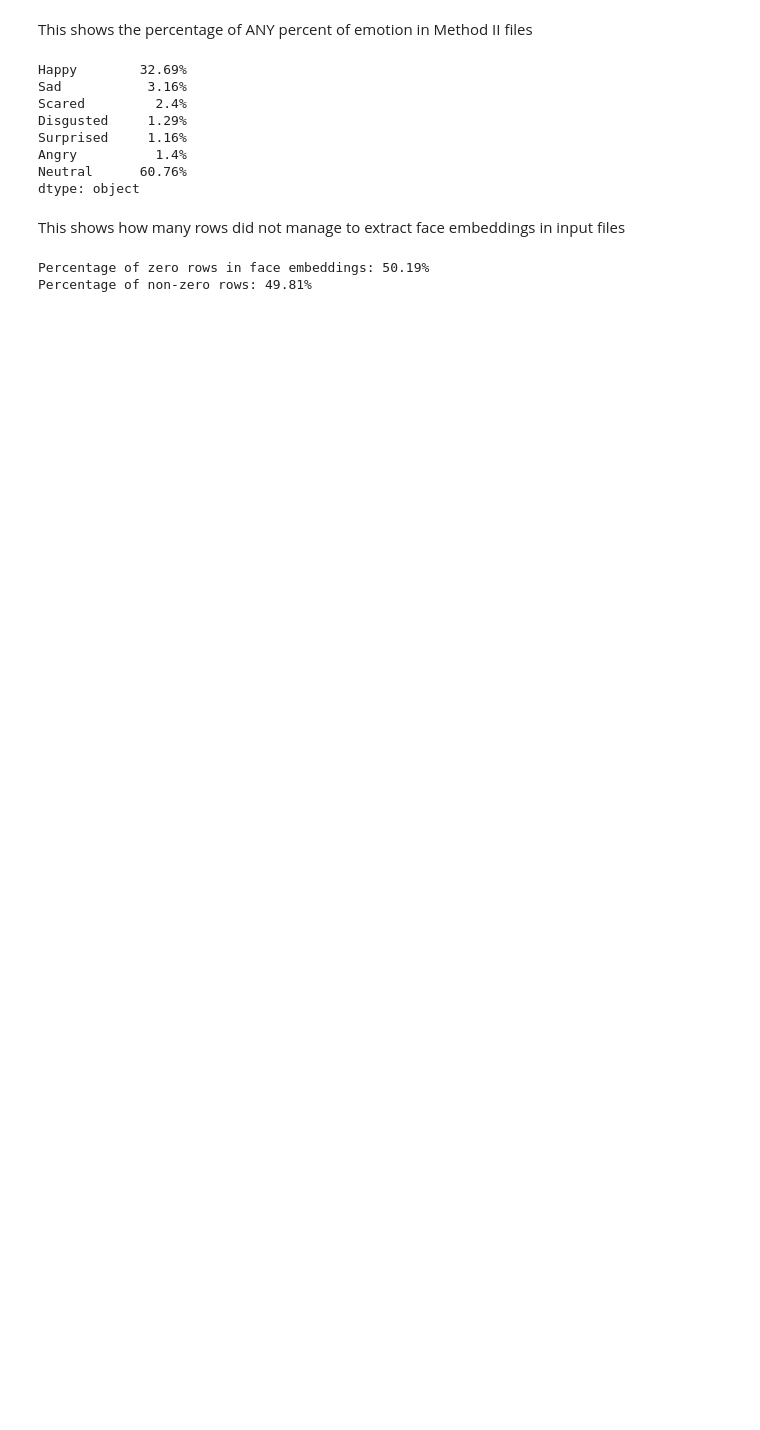
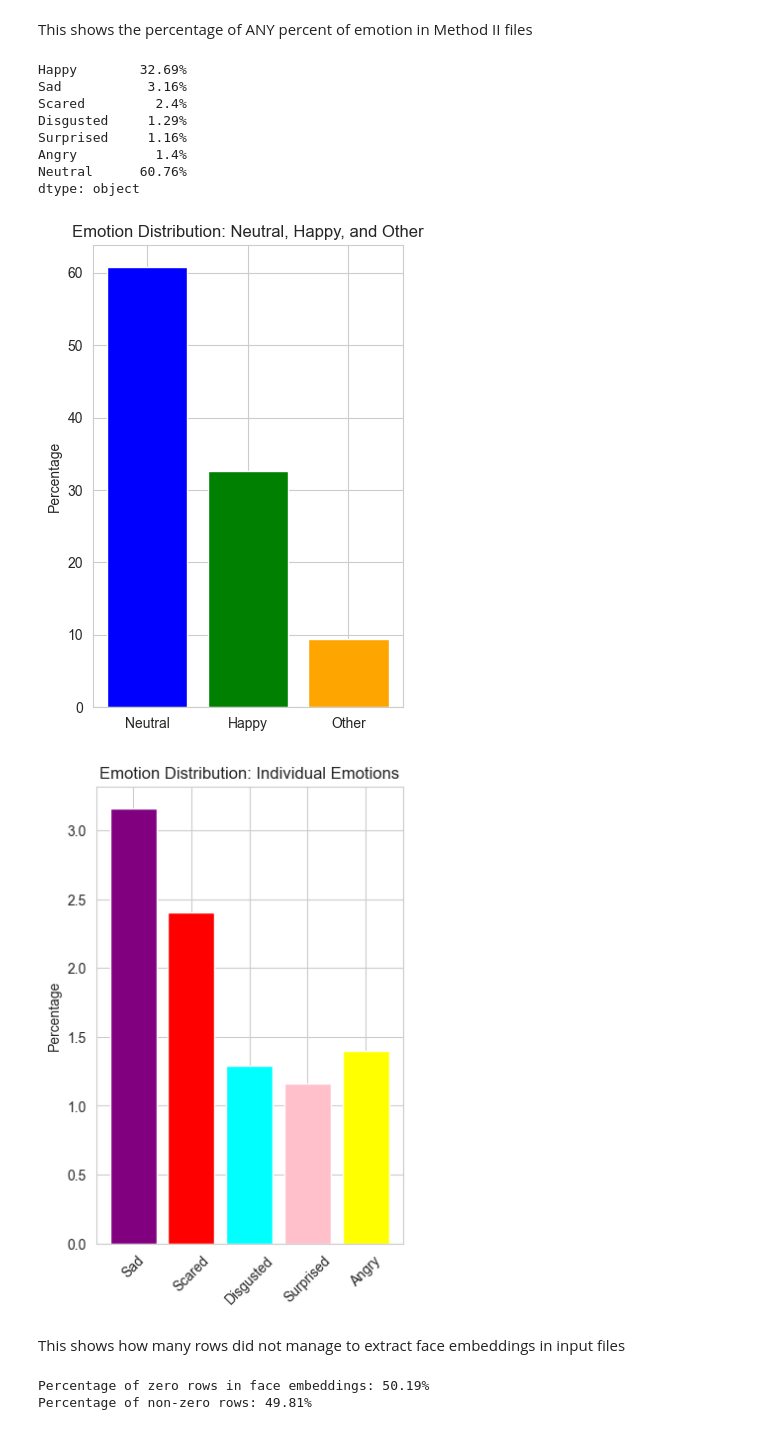
Before and after one commit to Azirral/de-face-recognition, a Jupyter notebook: CountingData.ipynb, the cells around one changed output. Drawn from its saved outputs; the diff is of its cells as text; code cells hidden in the pictures; blank space fills up the shorter version.

```diff
--- a/CountingData.ipynb
+++ b/CountingData.ipynb
@@ -93,6 +128,40 @@ Surprised     1.16%
 Angry          1.4%
 Neutral      60.76%
 dtype: object
+# %%
+numeric_percentages = percentages.str.rstrip('%').astype(float)
+
+# ** First Plot: Neutral, Happy, and Other (group rest into "Other") **
+# Group all emotions except Neutral and Happy into "Other"
+main_emotions = ['Neutral', 'Happy']
+other_emotions = numeric_percentages.drop(main_emotions).sum()  # Sum of all other emotions
+
+plot1_data = pd.Series({
+    'Neutral': numeric_percentages['Neutral'],
+    'Happy': numeric_percentages['Happy'],
+    'Other': other_emotions
+})
+
+# Create the first plot
+plt.figure(figsize=(4, 6))  # Thinner plot
+plt.bar(plot1_data.index, plot1_data.values, color=['blue', 'green', 'orange'])
+plt.title('Emotion Distribution: Neutral, Happy, and Other')
+plt.ylabel('Percentage')
+plt.show()
+
+# ** Second Plot: Individual emotions (excluding Neutral) **
+plot2_data = numeric_percentages.drop(['Neutral', 'Happy'])
+
+# Create the second plot
+plt.figure(figsize=(4, 6))  # Thinner plot
+plt.bar(plot2_data.index, plot2_data.values, color=['purple', 'red', 'cyan', 'pink', 'yellow'])
+plt.title('Emotion Distribution: Individual Emotions')
+plt.ylabel('Percentage')
+plt.xticks(rotation=45)
+plt.show()
+# %% [output]
+[figure, added]
+[figure, added]
 # %% [markdown]
 This shows how many rows did not manage to extract face embeddings in input files
 # %%
```
Also changed, not shown: parts of 5 cells of this notebook, 2 other files.
